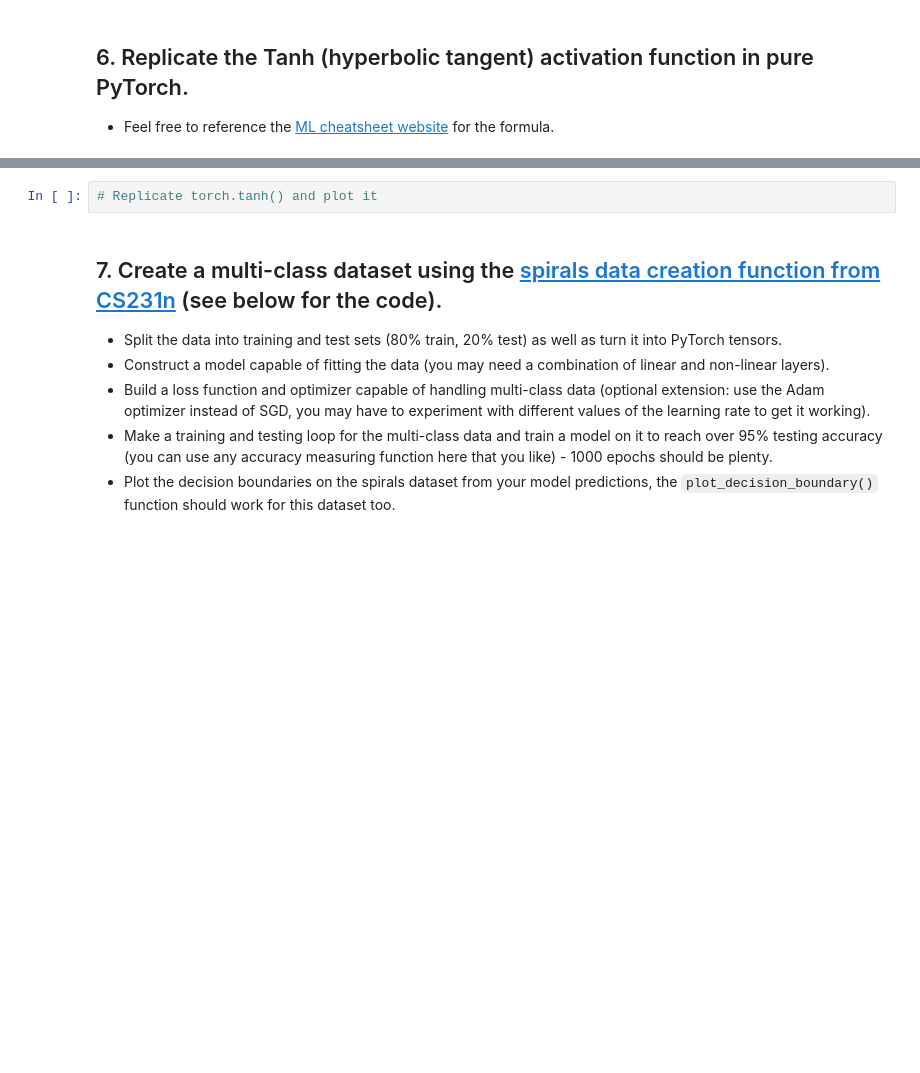
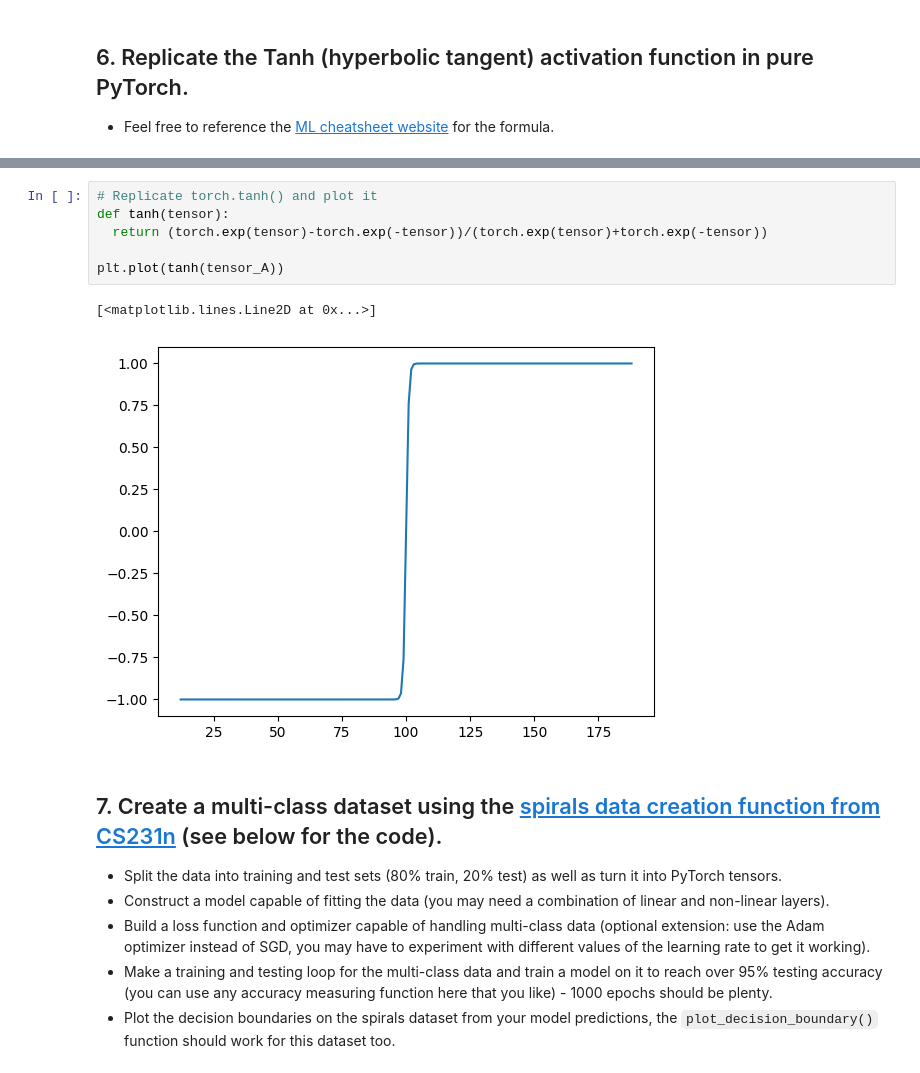
Before and after one commit to ganireddikumar/Assignment1, a Jupyter notebook: extras/exercises/02_pytorch_classification_exercises.ipynb, the cells around one changed output, grey strips where cells are left out. Saved outputs shown, nothing was run; the diff lists cells and outputs as text; blank space fills up the shorter version.

```diff
--- a/extras/exercises/02_pytorch_classification_exercises.ipynb
+++ b/extras/exercises/02_pytorch_classification_exercises.ipynb
@@ -312,5 +347,12 @@ def plot_decision_boundary(model, X, y):
-# %%
-# Replicate torch.tanh() and plot it
+# %%
+# Replicate torch.tanh() and plot it
+def tanh(tensor):
+  return (torch.exp(tensor)-torch.exp(-tensor))/(torch.exp(tensor)+torch.exp(-tensor))
+
+plt.plot(tanh(tensor_A))
+# %% [output]
+[<matplotlib.lines.Line2D at 0x...>]
+[figure, added]
 # %% [markdown]
 ## 7. Create a multi-class dataset using the [spirals data creation function from CS231n](https://cs231n.github.io/neural-networks-case-study/) (see below for the code).
   * Split the data into training and test sets (80% train, 20% test) as well as turn it into PyTorch tensors.
```
Also changed, not shown: parts of 7 cells of this notebook.
